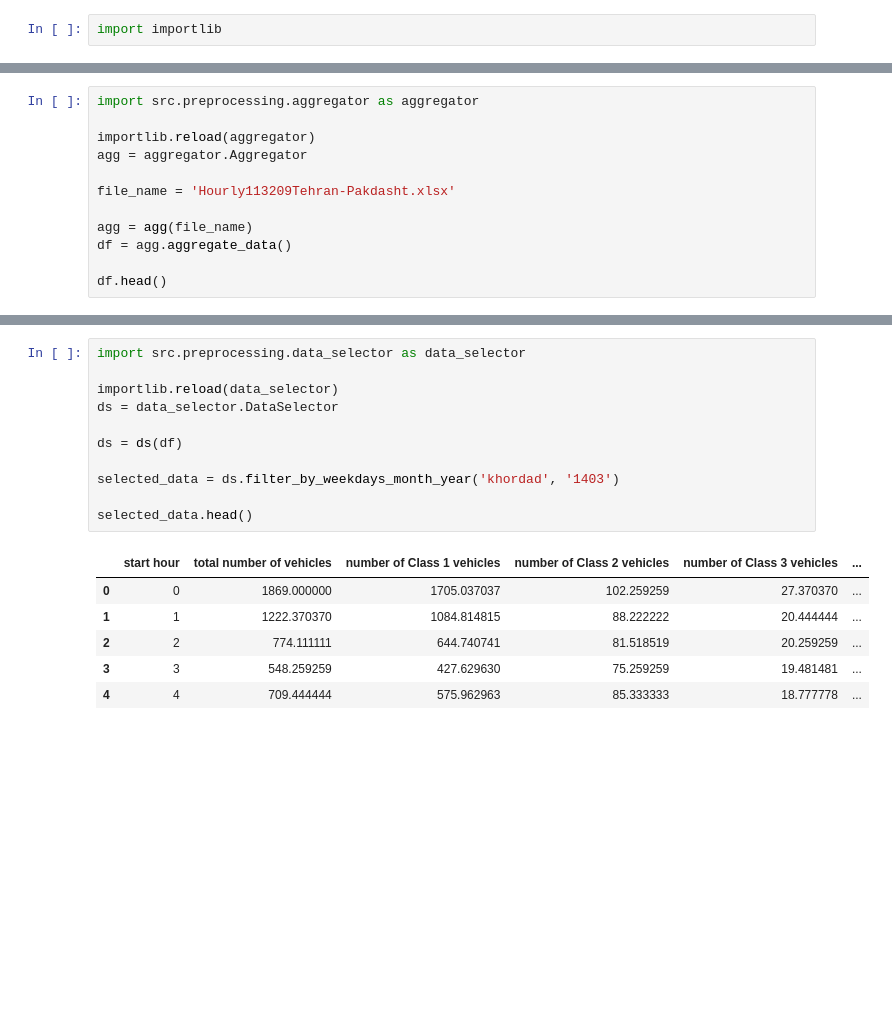
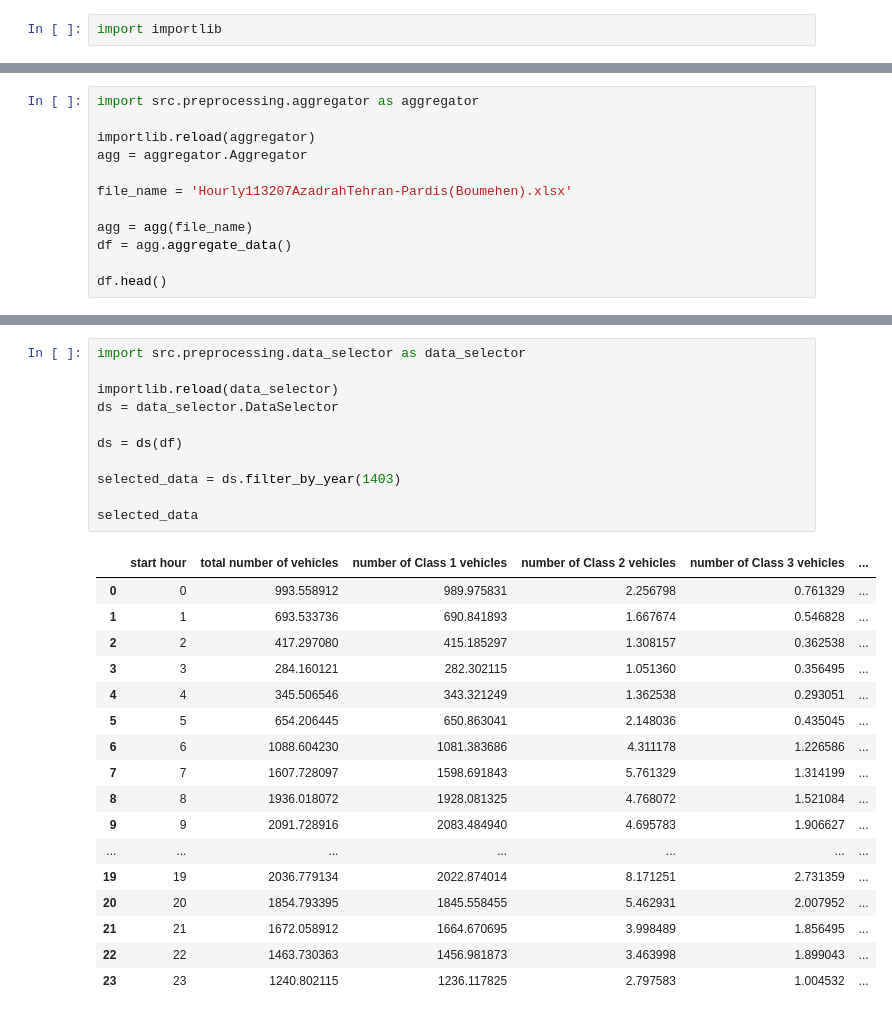
Before and after one commit to Regression1404/pulse-of-tehran, a Jupyter notebook: analysis.ipynb, the cells around one changed output, grey strips where cells are left out. Saved outputs shown, nothing was run; the diff lists cells and outputs as text; blank space fills up the shorter version.

```diff
--- a/analysis.ipynb
+++ b/analysis.ipynb
@@ -26,7 +6,7 @@ import src.preprocessing.aggregator as aggregator
 importlib.reload(aggregator)
 agg = aggregator.Aggregator
 
-file_name = 'Hourly113209Tehran-Pakdasht.xlsx'
+file_name = 'Hourly113207AzadrahTehran-Pardis(Boumehen).xlsx'
 
 agg = agg(file_name)
 df = agg.aggregate_data()
@@ -43,21 +23,32 @@ df.head()
 # %%
 import src.preprocessing.data_selector as data_selector
 
 importlib.reload(data_selector)
 ds = data_selector.DataSelector
 
 ds = ds(df)
 
-selected_data = ds.filter_by_weekdays_month_year('khordad', '1403')
+selected_data = ds.filter_by_year(1403)
 
-selected_data.head()
+selected_data
 # %% [output]
 |  | start hour | total number of vehicles | number of Class 1 vehicles | number of Class 2 vehicles | number of Class 3 vehicles | ... |
-| 0 | 0 | 1869.000000 | 1705.037037 | 102.259259 | 27.370370 | ... |
-| 1 | 1 | 1222.370370 | 1084.814815 | 88.222222 | 20.444444 | ... |
-| 2 | 2 | 774.111111 | 644.740741 | 81.518519 | 20.259259 | ... |
-| 3 | 3 | 548.259259 | 427.629630 | 75.259259 | 19.481481 | ... |
-| 4 | 4 | 709.444444 | 575.962963 | 85.333333 | 18.777778 | ... |
+| 0 | 0 | 993.558912 | 989.975831 | 2.256798 | 0.761329 | ... |
+| 1 | 1 | 693.533736 | 690.841893 | 1.667674 | 0.546828 | ... |
+| 2 | 2 | 417.297080 | 415.185297 | 1.308157 | 0.362538 | ... |
+| 3 | 3 | 284.160121 | 282.302115 | 1.051360 | 0.356495 | ... |
+| 4 | 4 | 345.506546 | 343.321249 | 1.362538 | 0.293051 | ... |
+| 5 | 5 | 654.206445 | 650.863041 | 2.148036 | 0.435045 | ... |
+| 6 | 6 | 1088.604230 | 1081.383686 | 4.311178 | 1.226586 | ... |
+| 7 | 7 | 1607.728097 | 1598.691843 | 5.761329 | 1.314199 | ... |
+| 8 | 8 | 1936.018072 | 1928.081325 | 4.768072 | 1.521084 | ... |
+| 9 | 9 | 2091.728916 | 2083.484940 | 4.695783 | 1.906627 | ... |
+| ... | ... | ... | ... | ... | ... | ... |
+| 19 | 19 | 2036.779134 | 2022.874014 | 8.171251 | 2.731359 | ... |
+| 20 | 20 | 1854.793395 | 1845.558455 | 5.462931 | 2.007952 | ... |
+| 21 | 21 | 1672.058912 | 1664.670695 | 3.998489 | 1.856495 | ... |
+| 22 | 22 | 1463.730363 | 1456.981873 | 3.463998 | 1.899043 | ... |
+| 23 | 23 | 1240.802115 | 1236.117825 | 2.797583 | 1.004532 | ... |
 # %%
 import src.visualization.visualizer as visualizer
 
```
Also changed, not shown: parts of 10 cells of this notebook, 2 other files.
